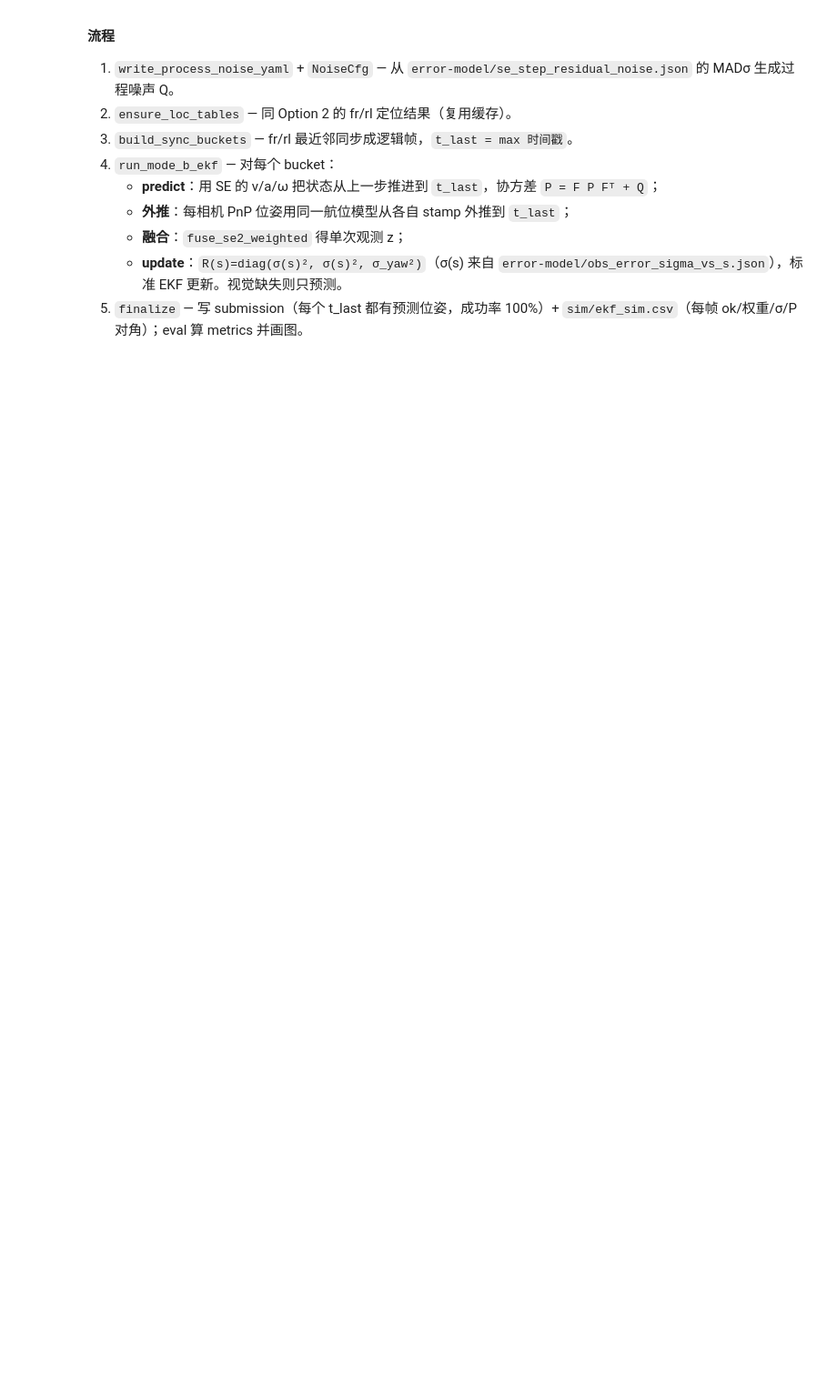
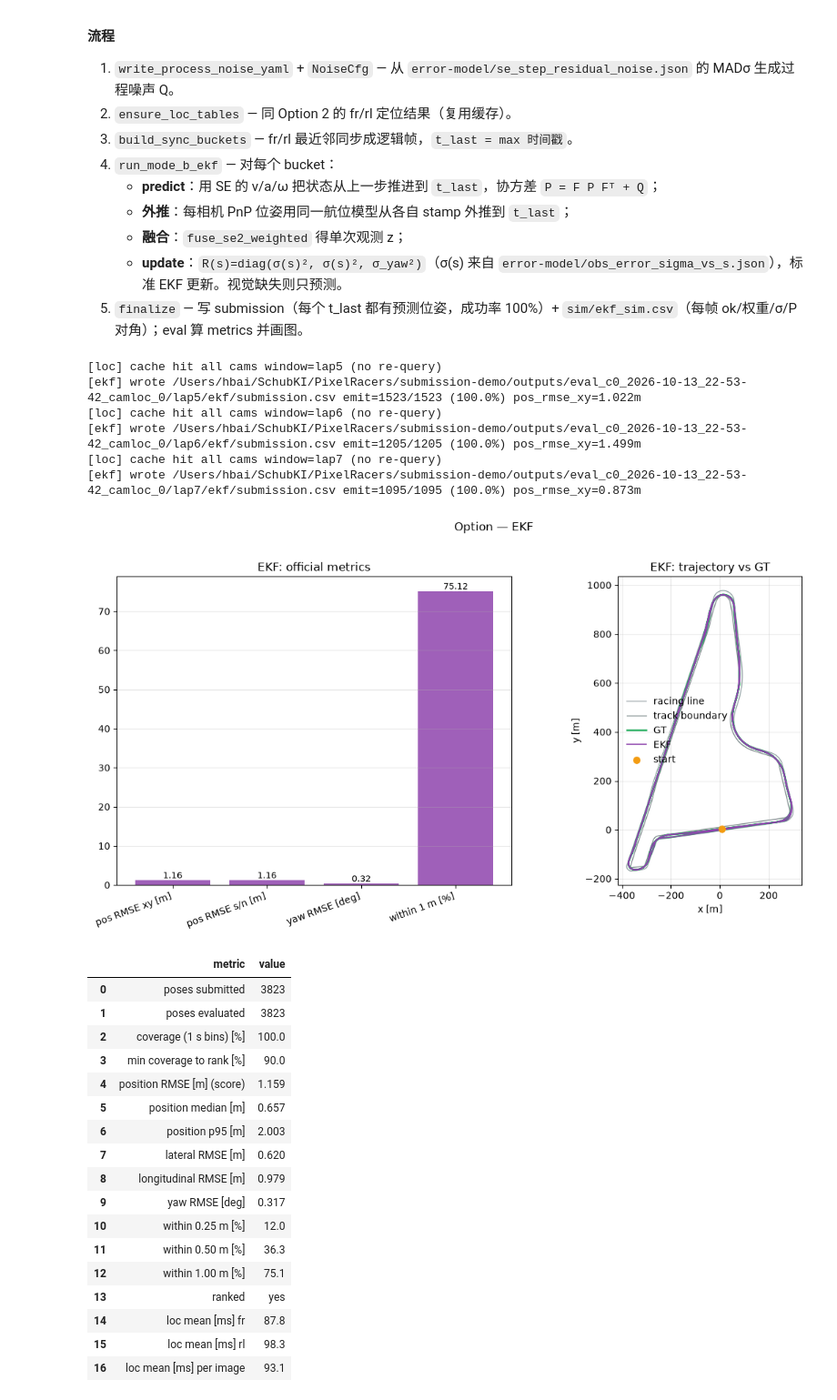
Before and after one commit to baihao/PixelRacers, a Jupyter notebook: submission-demo/run_submission.ipynb, the cells around one changed output. Shown at 91% size. Cells and saved outputs as stored; diff of their text form; code cells hidden in the pictures; blank space fills up the shorter version.

```diff
--- a/submission-demo/run_submission.ipynb
+++ b/submission-demo/run_submission.ipynb
@@ -159,21 +254,49 @@ for w in ctx.windows:
 # %%
 for w in ctx.windows:
     se_win = P.window_se(ctx, w)
     noise = mek.write_process_noise_yaml(Path(cfg.noise_json))   # 1. 过程噪声 Q
     ncfg = mek.NoiseCfg.from_dict(noise)
-    x0, y0, yaw0, t0 = P.init_pose(ctx, se_win)
-
     tables = P.ensure_loc_tables(ctx, w)                         # 2. fr/rl 定位(缓存)
+    x0, y0, yaw0, t0 = P.init_pose(                            # 初值：INIT_POSE_XYYAW / loc
+        ctx, se_win, w, loc_tables=tables, run_localize=False)
     buckets = mek.build_sync_buckets(                            # 3. fr/rl 同步成逻辑帧
         tables, ref_camera=cfg.ref_camera, cams=cfg.cams)
     pred, sim = mek.run_mode_b_ekf(                              # 4. 预测 → 外推 → se2 → update(R(s))
         se_win, buckets, ncfg,
         x0=x0, y0=y0, yaw0=yaw0, t0_ns=t0,
         sigma_of_s_fn=obs_sigma.sigma_of_s,
         track_line=ctx.track_line, cams=cfg.cams,
     )
     out_dir = cfg.run_dir / w["name"] / "ekf"
     (out_dir / "sim").mkdir(parents=True, exist_ok=True)
     sim.to_csv(out_dir / "sim" / "ekf_sim.csv", index=False)
     P.finalize(ctx, pred, out_dir, "ekf", w,                    # 5. 落盘 + metrics + 图
-               n_total=len(pred), show_plots=True)
+               n_total=len(pred), show_plots=False)
+# 多圈合并展示：轨迹/metrics 图 + tools/evaluate.py 表格（window=all）
+show_eval_table(P.present_option(ctx, "ekf", show_plots=True, print_evaluate_report=False))
+# %% [output]
+[loc] cache hit all cams window=lap5 (no re-query)
+[ekf] wrote /Users/hbai/SchubKI/PixelRacers/submission-demo/outputs/eval_c0_2026-10-13_22-53-42_camloc_0/lap5/ekf/submission.csv emit=1523/1523 (100.0%) pos_rmse_xy=1.022m
+[loc] cache hit all cams window=lap6 (no re-query)
+[ekf] wrote /Users/hbai/SchubKI/PixelRacers/submission-demo/outputs/eval_c0_2026-10-13_22-53-42_camloc_0/lap6/ekf/submission.csv emit=1205/1205 (100.0%) pos_rmse_xy=1.499m
+[loc] cache hit all cams window=lap7 (no re-query)
+[ekf] wrote /Users/hbai/SchubKI/PixelRacers/submission-demo/outputs/eval_c0_2026-10-13_22-53-42_camloc_0/lap7/ekf/submission.csv emit=1095/1095 (100.0%) pos_rmse_xy=0.873m
+[figure, added]
+|  | metric | value |
+| 0 | poses submitted | 3823 |
+| 1 | poses evaluated | 3823 |
+| 2 | coverage (1 s bins) [%] | 100.0 |
+| 3 | min coverage to rank [%] | 90.0 |
+| 4 | position RMSE [m] (score) | 1.159 |
+| 5 | position median [m] | 0.657 |
+| 6 | position p95 [m] | 2.003 |
+| 7 | lateral RMSE [m] | 0.620 |
+| 8 | longitudinal RMSE [m] | 0.979 |
+| 9 | yaw RMSE [deg] | 0.317 |
+| 10 | within 0.25 m [%] | 12.0 |
+| 11 | within 0.50 m [%] | 36.3 |
+| 12 | within 1.00 m [%] | 75.1 |
+| 13 | ranked | yes |
+| 14 | loc mean [ms] fr | 87.8 |
+| 15 | loc mean [ms] rl | 98.3 |
+| 16 | loc mean [ms] per image | 93.1 |
```
Also changed, not shown: parts of 15 cells of this notebook, 32 other files.
